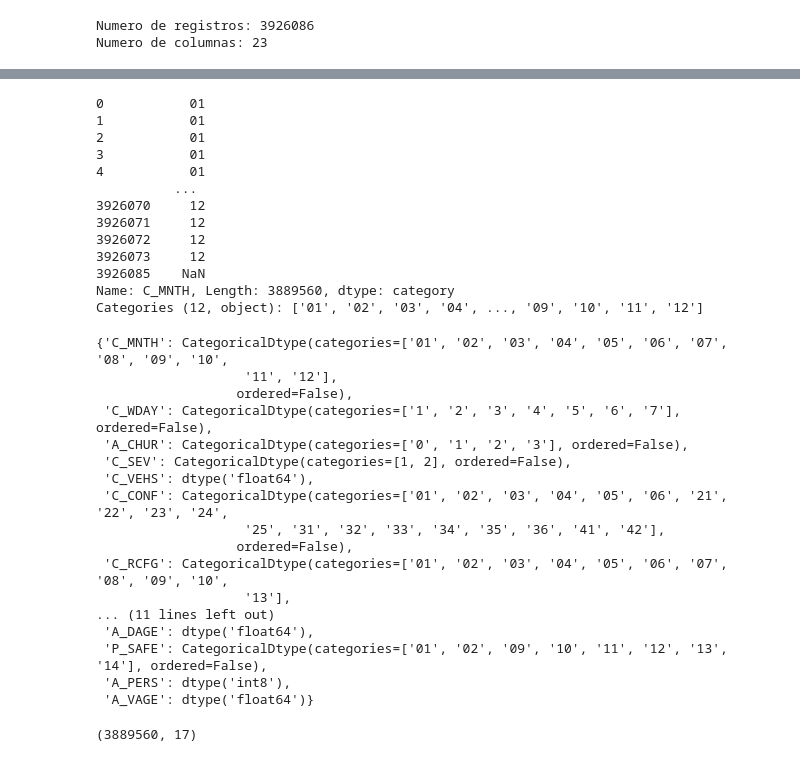
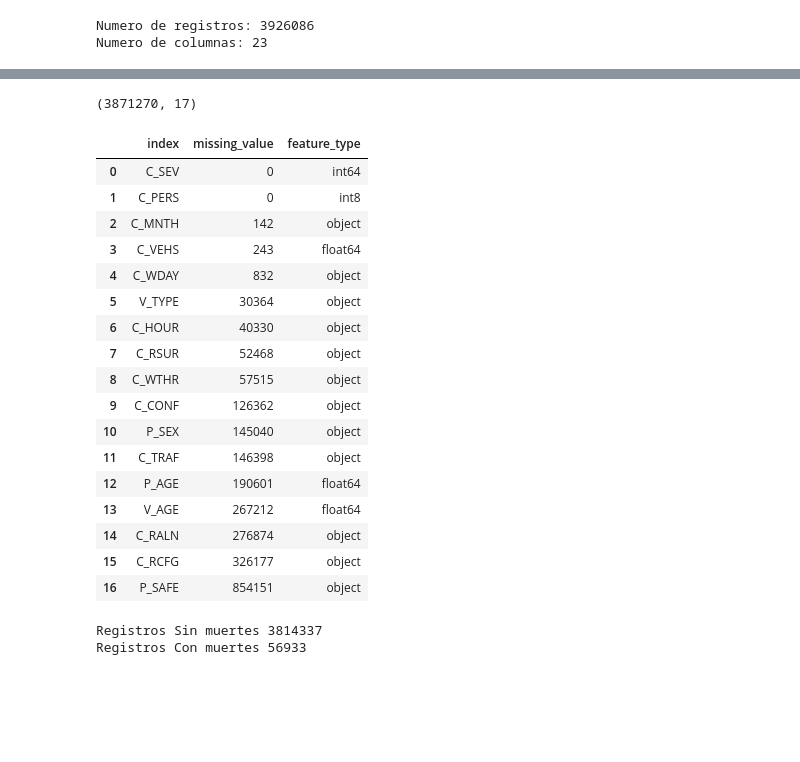
Before and after one commit to Randy03/cunef_ml_canadian_crash, a Jupyter notebook: notebooks/EDA.ipynb, the cells around one changed output, grey strips where cells are left out. Drawn from its saved outputs; the diff is of its cells as text; code cells hidden in the pictures; blank space fills up the shorter version.

```diff
--- a/EDA.ipynb
+++ b/notebooks/EDA.ipynb
@@ -200,41 +169,39 @@ data
-# %%
-data["C_MNTH"]
-# %% [output]
-0           01
-1           01
-2           01
-3           01
-4           01
-          ...
-3926070     12
-3926071     12
-3926072     12
-3926073     12
-3926085    NaN
-Name: C_MNTH, Length: 3889560, dtype: category
-Categories (12, object): ['01', '02', '03', '04', ..., '09', '10', '11', '12']
-# %%
-data.dtypes.to_dict()
-# %% [output]
-{'C_MNTH': CategoricalDtype(categories=['01', '02', '03', '04', '05', '06', '07', '08', '09', '10',
-                   '11', '12'],
-                  ordered=False),
- 'C_WDAY': CategoricalDtype(categories=['1', '2', '3', '4', '5', '6', '7'], ordered=False),
- 'A_CHUR': CategoricalDtype(categories=['0', '1', '2', '3'], ordered=False),
- 'C_SEV': CategoricalDtype(categories=[1, 2], ordered=False),
- 'C_VEHS': dtype('float64'),
- 'C_CONF': CategoricalDtype(categories=['01', '02', '03', '04', '05', '06', '21', '22', '23', '24',
-                   '25', '31', '32', '33', '34', '35', '36', '41', '42'],
-                  ordered=False),
- 'C_RCFG': CategoricalDtype(categories=['01', '02', '03', '04', '05', '06', '07', '08', '09', '10',
-                   '13'],
-... (11 lines left out)
- 'A_DAGE': dtype('float64'),
- 'P_SAFE': CategoricalDtype(categories=['01', '02', '09', '10', '11', '12', '13', '14'], ordered=False),
- 'A_PERS': dtype('int8'),
- 'A_VAGE': dtype('float64')}
+# %%
+crashes_by_driver_df[target] = crashes_by_driver_df[target].astype('int8')
+crashes_by_driver_df[target] = crashes_by_driver_df[target].replace({2:0})
 # %%
-data.shape
+crashes_by_driver_df.shape
 # %% [output]
-(3889560, 17)
+(3871270, 17)
+# %%
+df_dtypes = pd.merge(crashes_by_driver_df.isnull().sum(axis = 0).sort_values().to_frame('missing_value').reset_index(),
+         crashes_by_driver_df.dtypes.to_frame('feature_type').reset_index(),
+         on = 'index',
+         how = 'inner')
+df_dtypes
+# %% [output]
+|  | index | missing_value | feature_type |
+| 0 | C_SEV | 0 | int64 |
+| 1 | C_PERS | 0 | int8 |
+| 2 | C_MNTH | 142 | object |
+| 3 | C_VEHS | 243 | float64 |
+| 4 | C_WDAY | 832 | object |
+| 5 | V_TYPE | 30364 | object |
+| 6 | C_HOUR | 40330 | object |
+| 7 | C_RSUR | 52468 | object |
+| 8 | C_WTHR | 57515 | object |
+| 9 | C_CONF | 126362 | object |
+| 10 | P_SEX | 145040 | object |
+| 11 | C_TRAF | 146398 | object |
+| 12 | P_AGE | 190601 | float64 |
+| 13 | V_AGE | 267212 | float64 |
+| 14 | C_RALN | 276874 | object |
+| 15 | C_RCFG | 326177 | object |
+| 16 | P_SAFE | 854151 | object |
+# %%
+print(f'Registros Sin muertes {crashes_by_driver_df[crashes_by_driver_df[target]==0][target].count()}')
+print(f'Registros Con muertes {crashes_by_driver_df[crashes_by_driver_df[target]==1][target].count()}')
+# %% [output]
+Registros Sin muertes 3814337
+Registros Con muertes 56933
 # %%
```
Also changed, not shown: parts of 22 cells of this notebook, 8 other files.
